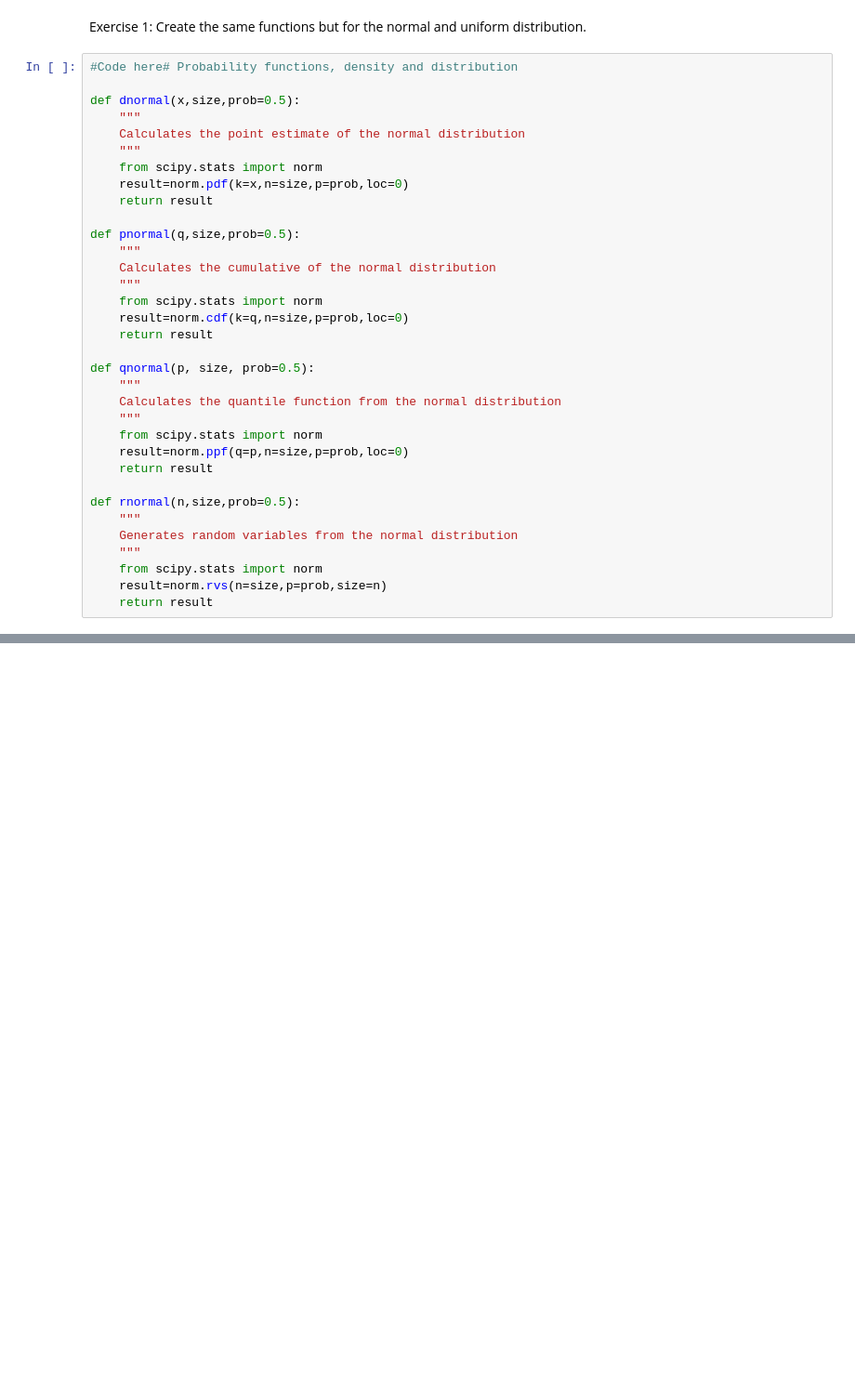
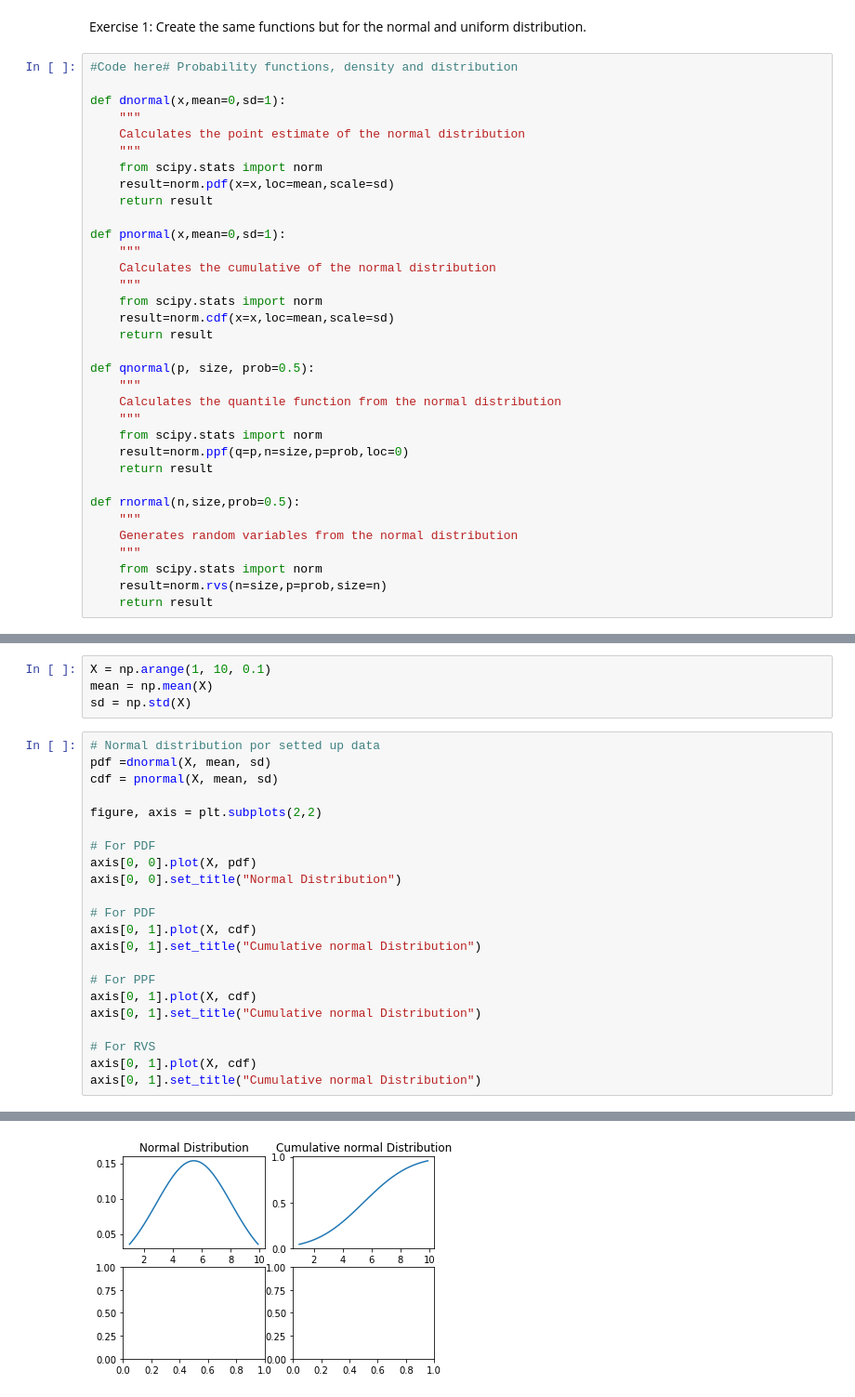
Before and after one commit to federico-serron/probability-distribution-exercises-project-with-python, a Jupyter notebook: notebook/problems.ipynb, the cells around one changed output, grey strips where cells are left out. Shown: that part at 93% size. Drawn from its saved outputs; the diff is of its cells as text; blank space fills up the shorter version.

Commit message:
Working on normal distribution functions

```diff
--- a/notebook/problems.ipynb
+++ b/notebook/problems.ipynb
@@ -64,20 +67,20 @@ Exercise 1: Create the same functions but for the normal and uniform distributio
 # %%
 #Code here# Probability functions, density and distribution
 
-def dnormal(x,size,prob=0.5):
+def dnormal(x,mean=0,sd=1):
     """
     Calculates the point estimate of the normal distribution
     """
     from scipy.stats import norm
-    result=norm.pdf(k=x,n=size,p=prob,loc=0)
+    result=norm.pdf(x=x,loc=mean,scale=sd)
     return result
 
-def pnormal(q,size,prob=0.5):
+def pnormal(x,mean=0,sd=1):
     """
     Calculates the cumulative of the normal distribution
     """
     from scipy.stats import norm
-    result=norm.cdf(k=q,n=size,p=prob,loc=0)
+    result=norm.cdf(x=x,loc=mean,scale=sd)
     return result
 
 def qnormal(p, size, prob=0.5):
@@ -131,0 +101,27 @@ def runiform(n,size,prob=0.5):
+# %%
+X = np.arange(1, 10, 0.1)
+mean = np.mean(X)
+sd = np.std(X)
+# %%
+# Normal distribution por setted up data
+pdf =dnormal(X, mean, sd)
+cdf = pnormal(X, mean, sd)
+
+figure, axis = plt.subplots(2,2)
+
+# For PDF
+axis[0, 0].plot(X, pdf)
+axis[0, 0].set_title("Normal Distribution")
+
+# For PDF
+axis[0, 1].plot(X, cdf)
+axis[0, 1].set_title("Cumulative normal Distribution")
+
+# For PPF
+axis[0, 1].plot(X, cdf)
+axis[0, 1].set_title("Cumulative normal Distribution")
+
+# For RVS
+axis[0, 1].plot(X, cdf)
+axis[0, 1].set_title("Cumulative normal Distribution")
+# %% [output]
@@ -131,0 +129 @@ def runiform(n,size,prob=0.5):
+[figure, added]
```
Also changed, not shown: parts of 5 cells of this notebook.
